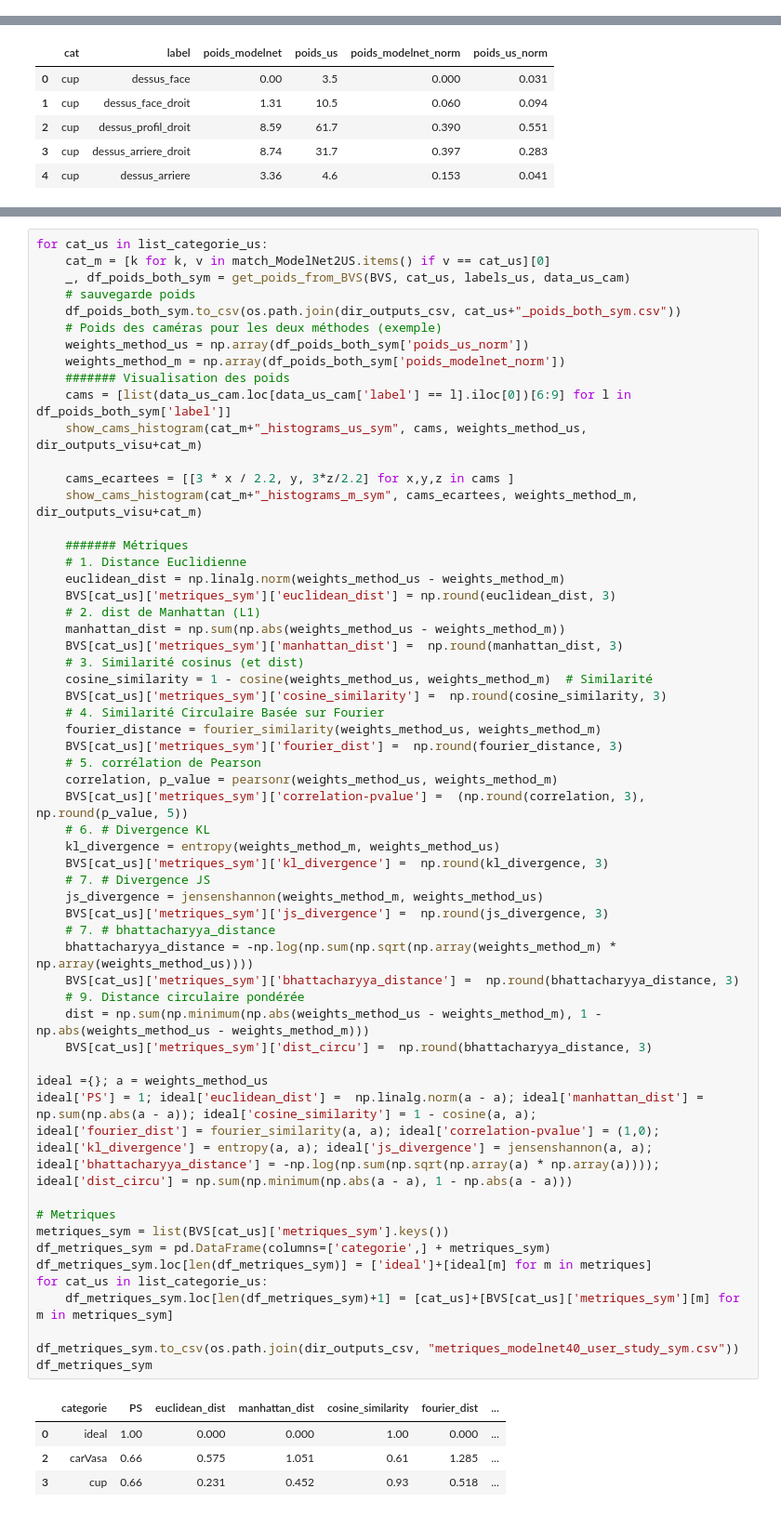
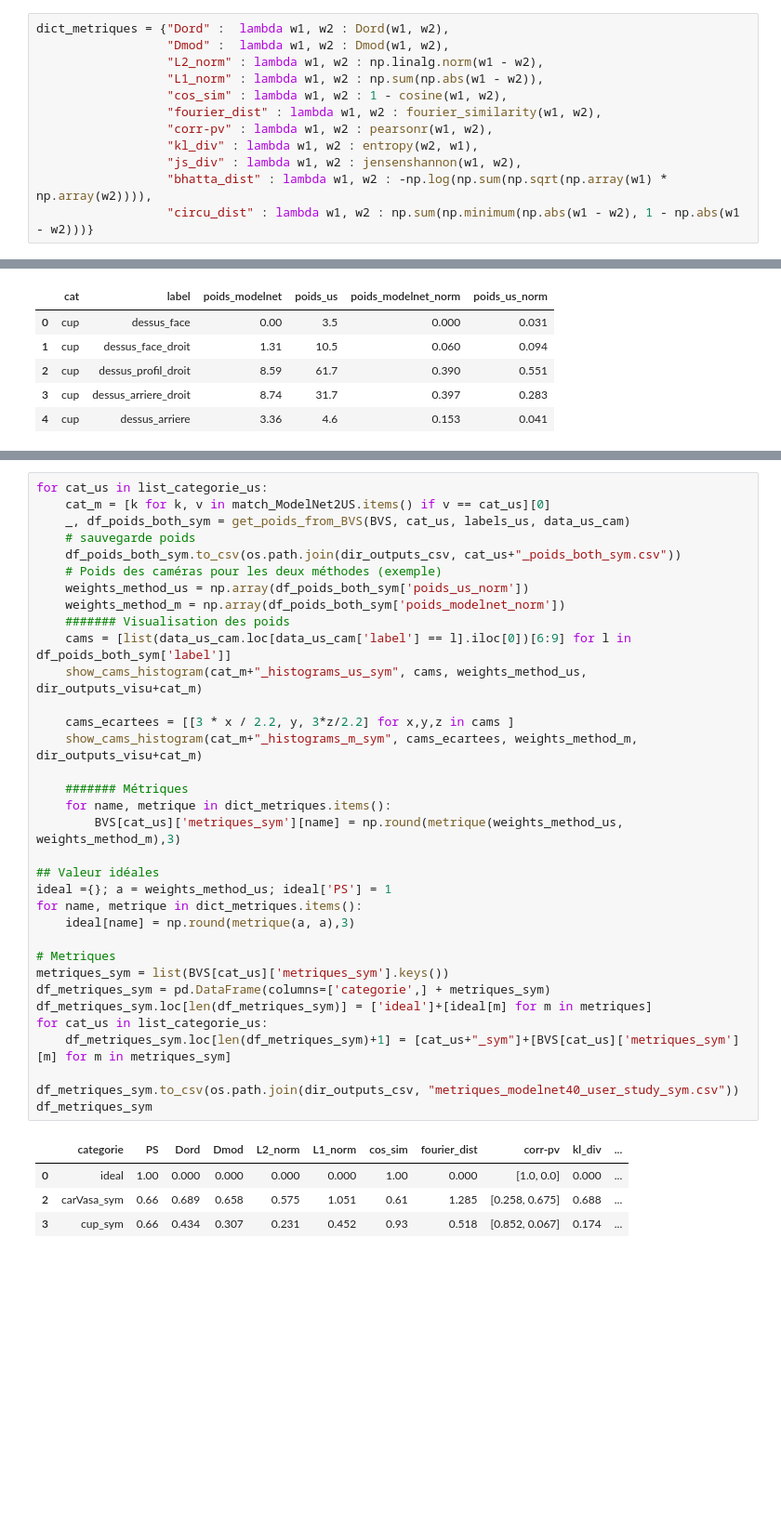
Before and after one commit to PelissierCombescure/Code, a Jupyter notebook: Comparaison-User-study/comparaison_user_study.ipynb, the cells around one changed output, grey strips where cells are left out. Shown: that part at 93% size. Cells and saved outputs as stored; diff of their text form; blank space fills up the shorter version.

```diff
--- a/Comparaison-User-study/comparaison_user_study.ipynb
+++ b/Comparaison-User-study/comparaison_user_study.ipynb
@@ -333,6 +333,18 @@ df_exemple, _ = get_poids_from_BVS(BVS, cat_us, labels_us, data_us_cam); df_exem
 | 5 | cup | dessus_arriere_gauche | 6.01 | 19.4 | 0.273 | 0.173 |
 | 6 | cup | dessus_profil_gauche | 2.97 | 27.6 | 0.135 | 0.246 |
 | 7 | cup | dessus_face_gauche | 0.73 | 3.6 | 0.033 | 0.032 |
+# %%
+dict_metriques = {"Dord" :  lambda w1, w2 : Dord(w1, w2),
+                  "Dmod" :  lambda w1, w2 : Dmod(w1, w2),
+                  "L2_norm" : lambda w1, w2 : np.linalg.norm(w1 - w2),
+                  "L1_norm" : lambda w1, w2 : np.sum(np.abs(w1 - w2)),
+                  "cos_sim" : lambda w1, w2 : 1 - cosine(w1, w2),
+                  "fourier_dist" : lambda w1, w2 : fourier_similarity(w1, w2),
+                  "corr-pv" : lambda w1, w2 : pearsonr(w1, w2),
+                  "kl_div" : lambda w1, w2 : entropy(w2, w1),
+                  "js_div" : lambda w1, w2 : jensenshannon(w1, w2),
+                  "bhatta_dist" : lambda w1, w2 : -np.log(np.sum(np.sqrt(np.array(w1) * np.array(w2)))),
+                  "circu_dist" : lambda w1, w2 : np.sum(np.minimum(np.abs(w1 - w2), 1 - np.abs(w1 - w2)))}
 # %%
 for cat_us in list_categorie_us:
     cat_m = [k for k, v in match_ModelNet2US.items() if v == cat_us][0]
@@ -431,64 +400,39 @@ np.float64(22.0)
 # %%
 for cat_us in list_categorie_us:
     cat_m = [k for k, v in match_ModelNet2US.items() if v == cat_us][0]
     _, df_poids_both_sym = get_poids_from_BVS(BVS, cat_us, labels_us, data_us_cam)
     # sauvegarde poids
     df_poids_both_sym.to_csv(os.path.join(dir_outputs_csv, cat_us+"_poids_both_sym.csv"))
     # Poids des caméras pour les deux méthodes (exemple)
     weights_method_us = np.array(df_poids_both_sym['poids_us_norm'])
     weights_method_m = np.array(df_poids_both_sym['poids_modelnet_norm'])
     ####### Visualisation des poids
     cams = [list(data_us_cam.loc[data_us_cam['label'] == l].iloc[0])[6:9] for l in df_poids_both_sym['label']]
     show_cams_histogram(cat_m+"_histograms_us_sym", cams, weights_method_us, dir_outputs_visu+cat_m)
 
     cams_ecartees = [[3 * x / 2.2, y, 3*z/2.2] for x,y,z in cams ]
     show_cams_histogram(cat_m+"_histograms_m_sym", cams_ecartees, weights_method_m, dir_outputs_visu+cat_m)
 
     ####### Métriques
-    # 1. Distance Euclidienne
-    euclidean_dist = np.linalg.norm(weights_method_us - weights_method_m)
-    BVS[cat_us]['metriques_sym']['euclidean_dist'] = np.round(euclidean_dist, 3)
-    # 2. dist de Manhattan (L1)
-    manhattan_dist = np.sum(np.abs(weights_method_us - weights_method_m))
-    BVS[cat_us]['metriques_sym']['manhattan_dist'] =  np.round(manhattan_dist, 3)
-    # 3. Similarité cosinus (et dist)
-    cosine_similarity = 1 - cosine(weights_method_us, weights_method_m)  # Similarité
-    BVS[cat_us]['metriques_sym']['cosine_similarity'] =  np.round(cosine_similarity, 3)
-    # 4. Similarité Circulaire Basée sur Fourier
-    fourier_distance = fourier_similarity(weights_method_us, weights_method_m)
-    BVS[cat_us]['metriques_sym']['fourier_dist'] =  np.round(fourier_distance, 3)
-    # 5. corrélation de Pearson
-    correlation, p_value = pearsonr(weights_method_us, weights_method_m)
-    BVS[cat_us]['metriques_sym']['correlation-pvalue'] =  (np.round(correlation, 3), np.round(p_value, 5))
-    # 6. # Divergence KL
-    kl_divergence = entropy(weights_method_m, weights_method_us)
-    BVS[cat_us]['metriques_sym']['kl_divergence'] =  np.round(kl_divergence, 3)
-    # 7. # Divergence JS
-    js_divergence = jensenshannon(weights_method_m, weights_method_us)
-    BVS[cat_us]['metriques_sym']['js_divergence'] =  np.round(js_divergence, 3)
-    # 7. # bhattacharyya_distance
-    bhattacharyya_distance = -np.log(np.sum(np.sqrt(np.array(weights_method_m) * np.array(weights_method_us))))
-    BVS[cat_us]['metriques_sym']['bhattacharyya_distance'] =  np.round(bhattacharyya_distance, 3)
-    # 9. Distance circulaire pondérée
-    dist = np.sum(np.minimum(np.abs(weights_method_us - weights_method_m), 1 - np.abs(weights_method_us - weights_method_m)))
-    BVS[cat_us]['metriques_sym']['dist_circu'] =  np.round(bhattacharyya_distance, 3)
+    for name, metrique in dict_metriques.items():
+        BVS[cat_us]['metriques_sym'][name] = np.round(metrique(weights_method_us, weights_method_m),3)
 
-ideal ={}; a = weights_method_us
-ideal['PS'] = 1; ideal['euclidean_dist'] =  np.linalg.norm(a - a); ideal['manhattan_dist'] =  np.sum(np.abs(a - a)); ideal['cosine_similarity'] = 1 - cosine(a, a);
-ideal['fourier_dist'] = fourier_similarity(a, a); ideal['correlation-pvalue'] = (1,0); ideal['kl_divergence'] = entropy(a, a); ideal['js_divergence'] = jensenshannon(a, a);
-ideal['bhattacharyya_distance'] = -np.log(np.sum(np.sqrt(np.array(a) * np.array(a)))); ideal['dist_circu'] = np.sum(np.minimum(np.abs(a - a), 1 - np.abs(a - a)))
+## Valeur idéales
+ideal ={}; a = weights_method_us; ideal['PS'] = 1
+for name, metrique in dict_metriques.items():
+    ideal[name] = np.round(metrique(a, a),3)
 
 # Metriques
 metriques_sym = list(BVS[cat_us]['metriques_sym'].keys())
 df_metriques_sym = pd.DataFrame(columns=['categorie',] + metriques_sym)
 df_metriques_sym.loc[len(df_metriques_sym)] = ['ideal']+[ideal[m] for m in metriques]
 for cat_us in list_categorie_us:
-    df_metriques_sym.loc[len(df_metriques_sym)+1] = [cat_us]+[BVS[cat_us]['metriques_sym'][m] for m in metriques_sym]
+    df_metriques_sym.loc[len(df_metriques_sym)+1] = [cat_us+"_sym"]+[BVS[cat_us]['metriques_sym'][m] for m in metriques_sym]
 
 df_metriques_sym.to_csv(os.path.join(dir_outputs_csv, "metriques_modelnet40_user_study_sym.csv"))
 df_metriques_sym
 # %% [output]
-|  | categorie | PS | euclidean_dist | manhattan_dist | cosine_similarity | fourier_dist | ... |
-| 0 | ideal | 1.00 | 0.000 | 0.000 | 1.00 | 0.000 | ... |
-| 2 | carVasa | 0.66 | 0.575 | 1.051 | 0.61 | 1.285 | ... |
-| 3 | cup | 0.66 | 0.231 | 0.452 | 0.93 | 0.518 | ... |
+|  | categorie | PS | Dord | Dmod | L2_norm | L1_norm | cos_sim | fourier_dist | corr-pv | kl_div | ... |
+| 0 | ideal | 1.00 | 0.000 | 0.000 | 0.000 | 0.000 | 1.00 | 0.000 | [1.0, 0.0] | 0.000 | ... |
+| 2 | carVasa_sym | 0.66 | 0.689 | 0.658 | 0.575 | 1.051 | 0.61 | 1.285 | [0.258, 0.675] | 0.688 | ... |
+| 3 | cup_sym | 0.66 | 0.434 | 0.307 | 0.231 | 0.452 | 0.93 | 0.518 | [0.852, 0.067] | 0.174 | ... |
```
Also changed, not shown: parts of 6 cells of this notebook, 4 other files.
